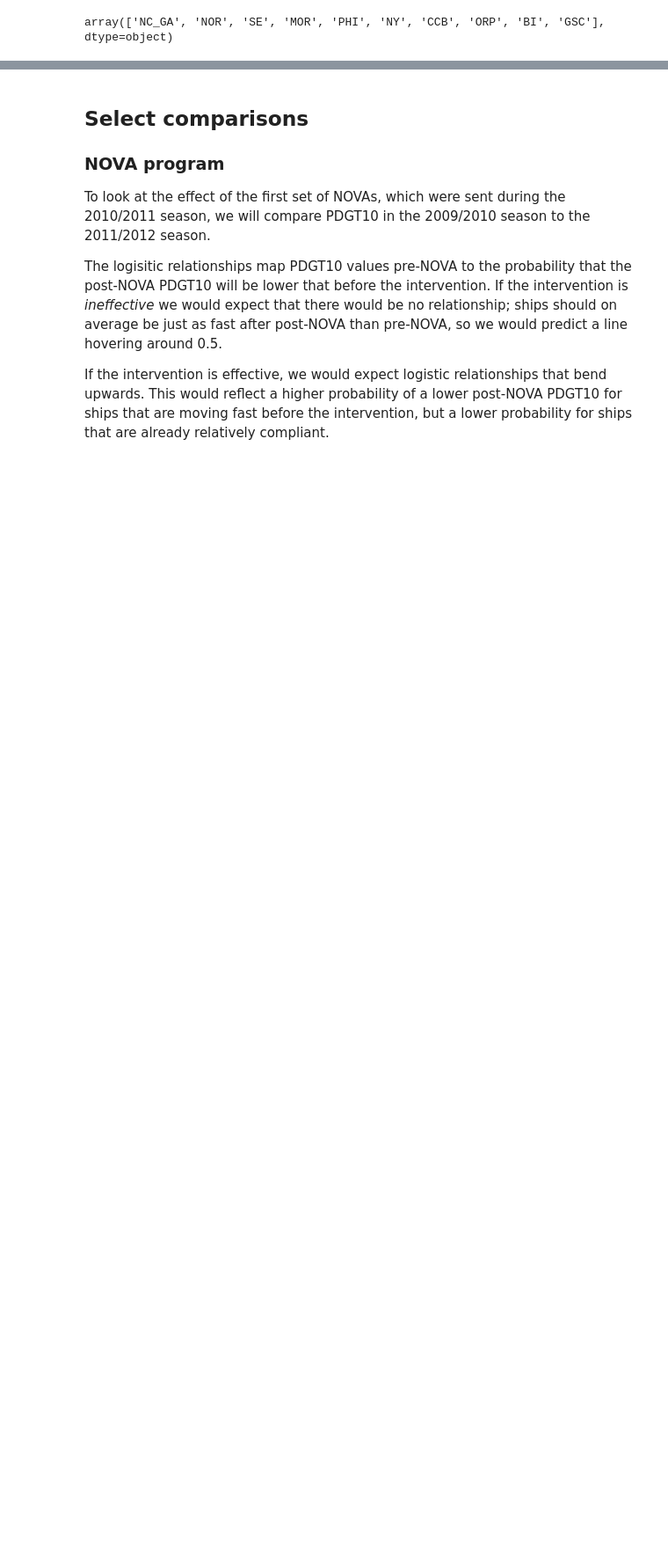
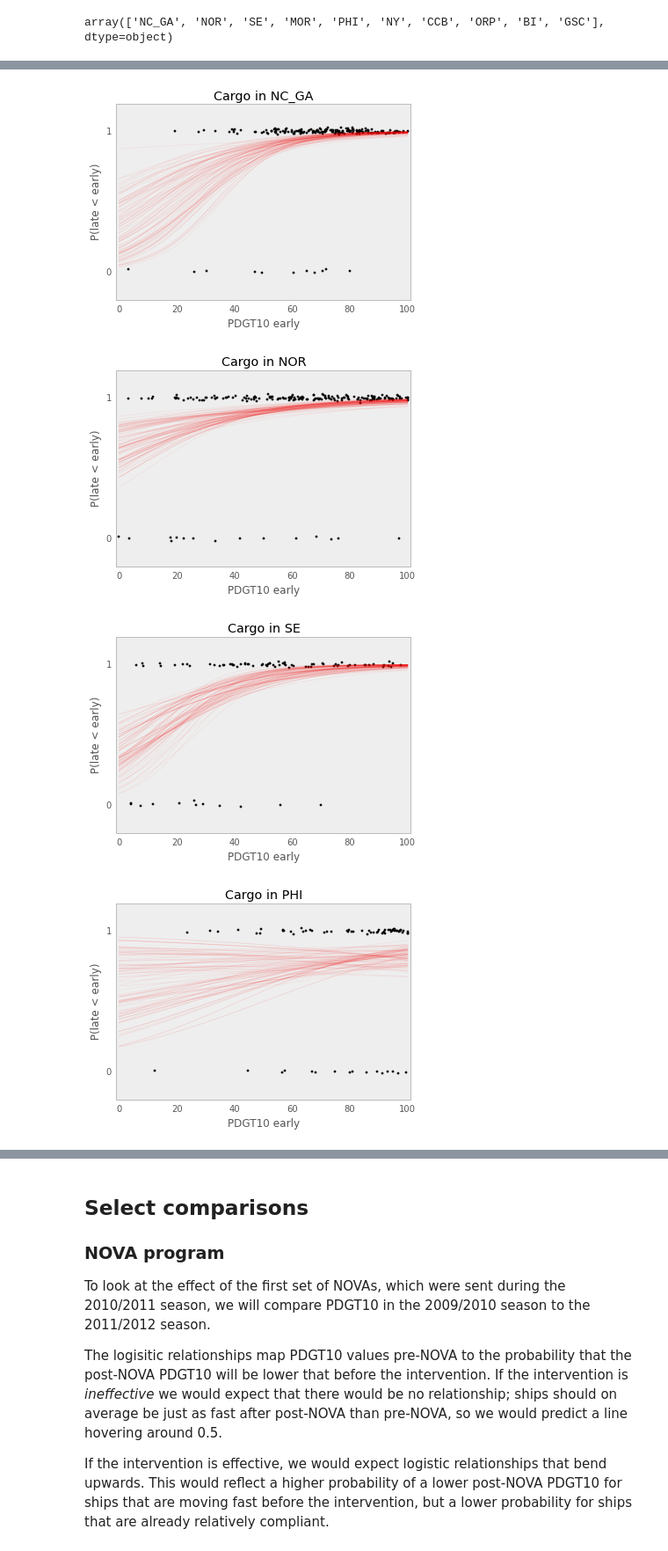
Before and after one commit to fonnesbeck/vessel-compliance-analysis, a Jupyter notebook: Logistic Model.ipynb, the cells around one changed output, grey strips where cells are left out. Shown at 88% size. Saved outputs shown, nothing was run; the diff lists cells and outputs as text; code cells hidden in the pictures; blank space fills up the shorter version.

```diff
--- a/Logistic Model.ipynb
+++ b/Logistic Model.ipynb
@@ -204,0 +181,8 @@ def plot_logistic(ship, sma, trace, dataset=dataset, season_a=0, season_b=-1, nl
+# %%
+for sma in sma_list:
+    plot_logistic('Cargo', sma, scenario_traces[sma_list.tolist().index(sma)], burnin=iterations/2)
+# %% [output]
+[figure, added]
+[figure, added]
+[figure, added]
+[figure, added]
```
Also changed, not shown: parts of 40 cells of this notebook.
